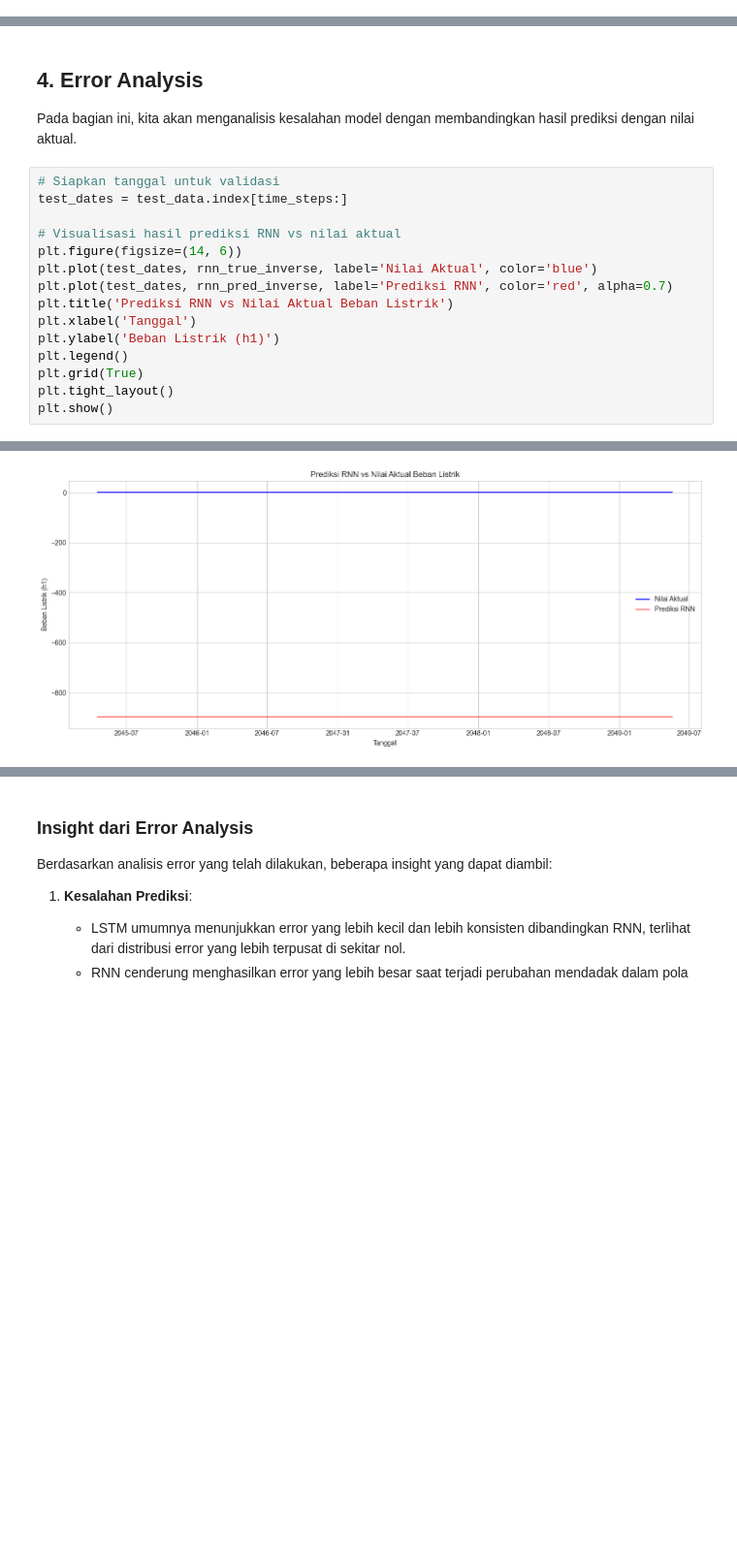
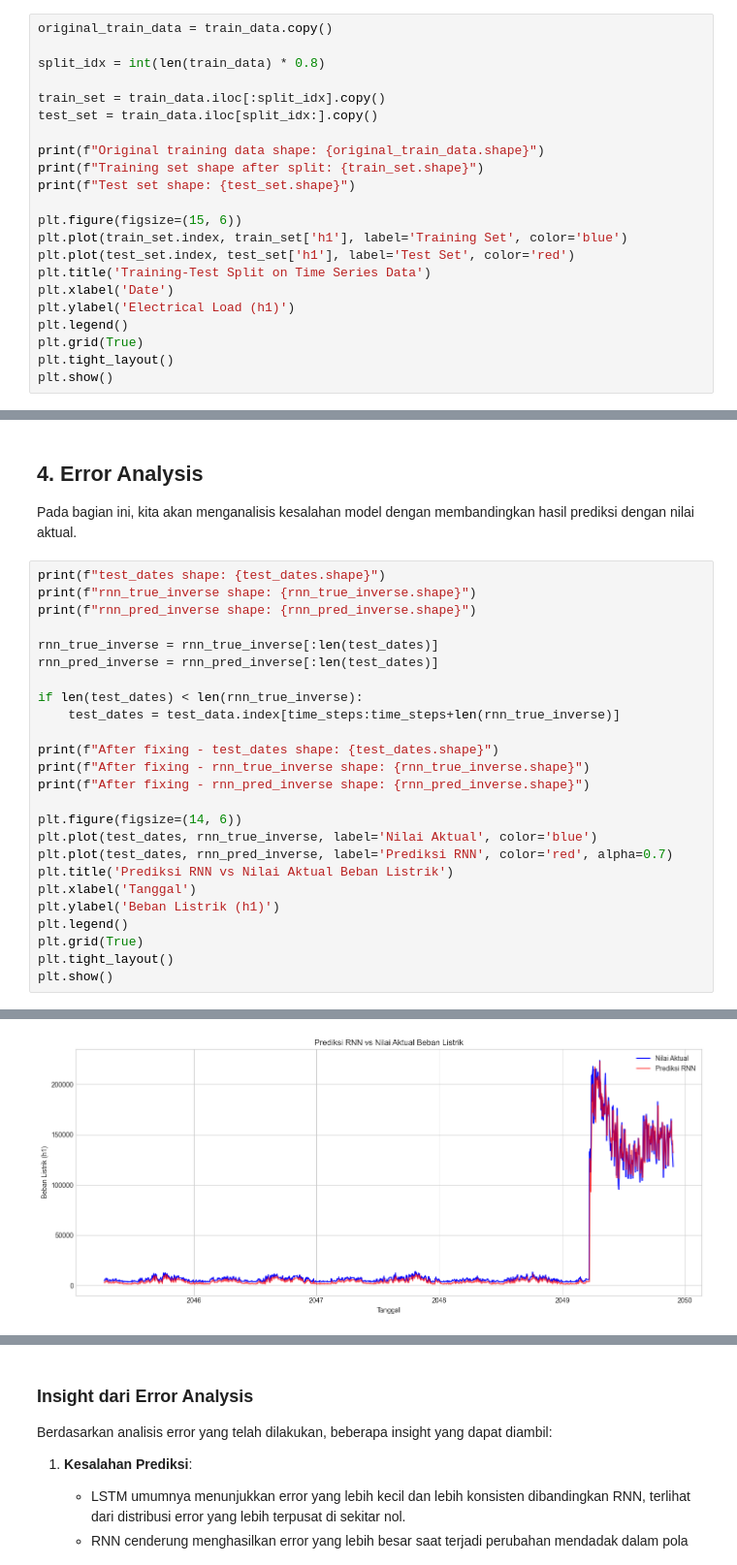
Before and after one commit to JonathanSaragih/Praktikum3ML, a Jupyter notebook: praktikum.ipynb, the cells around one changed output, grey strips where cells are left out. Shown: that part at 97% size. Cells and saved outputs as stored; diff of their text form; blank space fills up the shorter version.

```diff
--- a/praktikum.ipynb
+++ b/praktikum.ipynb
@@ -137,3 +137,25 @@ Insight ini akan membantu kita dalam menentukan langkah preprocessing dan pemode
 Pada tahap ini, kita akan melakukan pembersihan dan preprocessing data untuk mempersiapkan data agar siap digunakan untuk melatih model deep learning.
 # %% [markdown]
 ### Konversi Format Tanggal dan Menetapkan Indeks
+# %%
+original_train_data = train_data.copy()
+
+split_idx = int(len(train_data) * 0.8)
+
+train_set = train_data.iloc[:split_idx].copy()
+test_set = train_data.iloc[split_idx:].copy()
+
+print(f"Original training data shape: {original_train_data.shape}")
+print(f"Training set shape after split: {train_set.shape}")
+print(f"Test set shape: {test_set.shape}")
+
+plt.figure(figsize=(15, 6))
+plt.plot(train_set.index, train_set['h1'], label='Training Set', color='blue')
+plt.plot(test_set.index, test_set['h1'], label='Test Set', color='red')
+plt.title('Training-Test Split on Time Series Data')
+plt.xlabel('Date')
+plt.ylabel('Electrical Load (h1)')
+plt.legend()
+plt.grid(True)
+plt.tight_layout()
+plt.show()
@@ -550,10 +682,20 @@ Beberapa insight penting dari proses pemodelan dan validasi:
 
 Pada bagian ini, kita akan menganalisis kesalahan model dengan membandingkan hasil prediksi dengan nilai aktual.
 # %%
-# Siapkan tanggal untuk validasi
-test_dates = test_data.index[time_steps:]
+print(f"test_dates shape: {test_dates.shape}")
+print(f"rnn_true_inverse shape: {rnn_true_inverse.shape}")
+print(f"rnn_pred_inverse shape: {rnn_pred_inverse.shape}")
 
-# Visualisasi hasil prediksi RNN vs nilai aktual
+rnn_true_inverse = rnn_true_inverse[:len(test_dates)]
+rnn_pred_inverse = rnn_pred_inverse[:len(test_dates)]
+
+if len(test_dates) < len(rnn_true_inverse):
+    test_dates = test_data.index[time_steps:time_steps+len(rnn_true_inverse)]
+
+print(f"After fixing - test_dates shape: {test_dates.shape}")
+print(f"After fixing - rnn_true_inverse shape: {rnn_true_inverse.shape}")
+print(f"After fixing - rnn_pred_inverse shape: {rnn_pred_inverse.shape}")
+
 plt.figure(figsize=(14, 6))
 plt.plot(test_dates, rnn_true_inverse, label='Nilai Aktual', color='blue')
 plt.plot(test_dates, rnn_pred_inverse, label='Prediksi RNN', color='red', alpha=0.7)
@@ -568,2 +716,2 @@ plt.show()
-[figure, old version]
+[figure, new version]
 # %%
```
Also changed, not shown: parts of 12 cells of this notebook, 1 other file.
